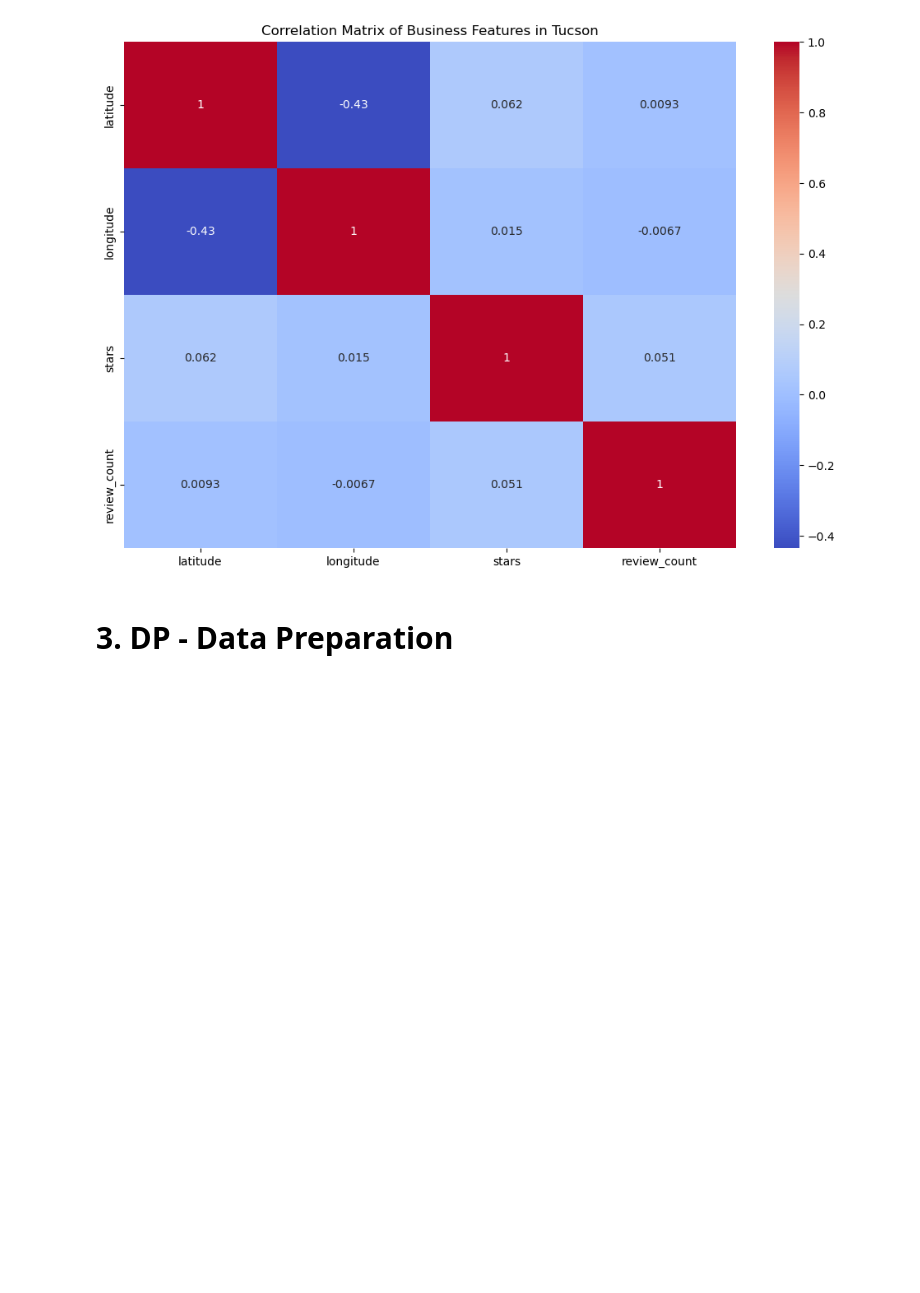
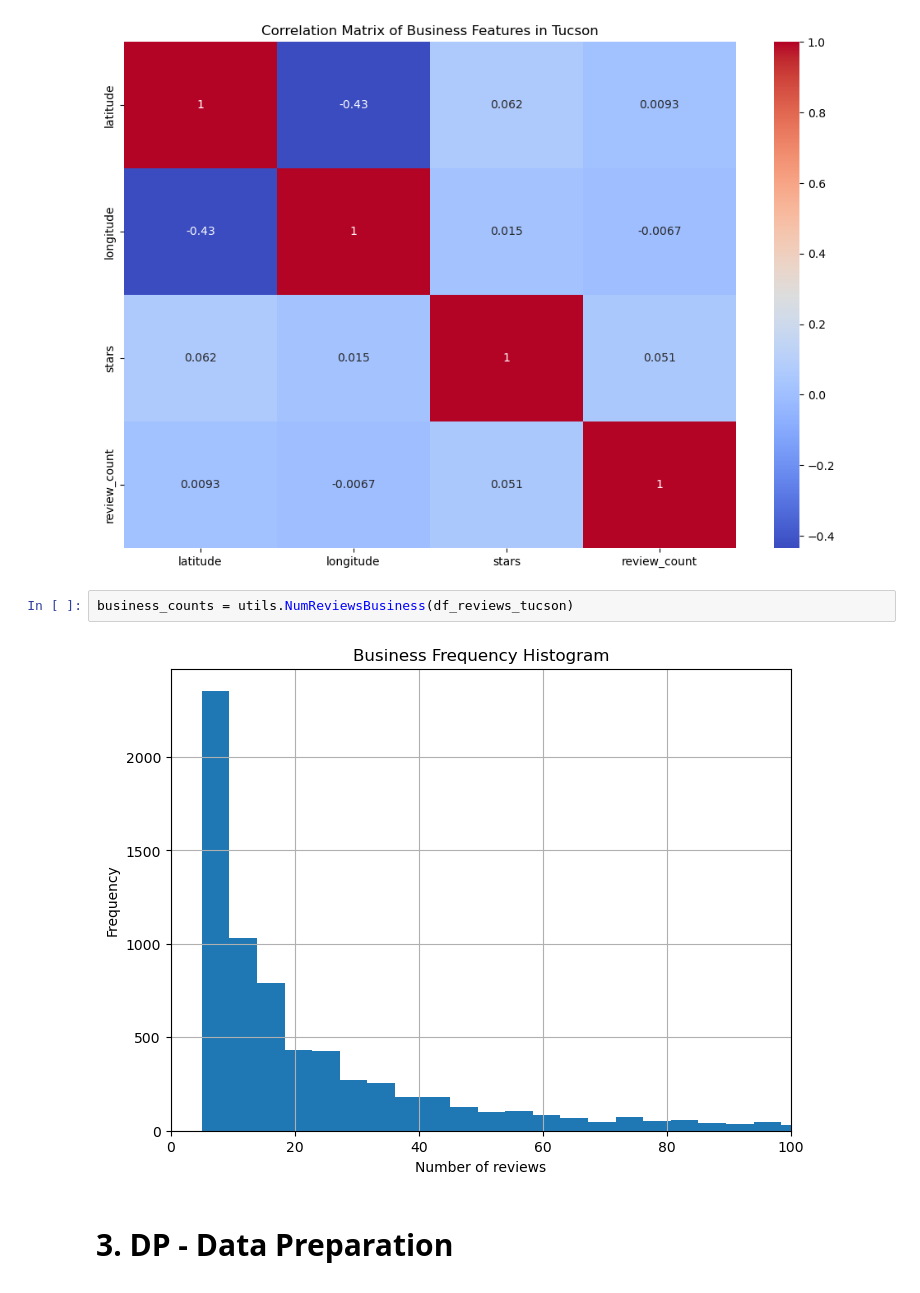
Before and after one commit to PPortela00/Recommendation-System---, a Jupyter notebook: notebook.ipynb, the cells around one changed output. Saved outputs shown, nothing was run; the diff lists cells and outputs as text; blank space fills up the shorter version.

```diff
--- a/notebook.ipynb
+++ b/notebook.ipynb
@@ -165,6 +165,10 @@ A value is trying to be set on a copy of a slice from a DataFrame
 See the caveats in the documentation: https://pandas.pydata.org/pandas-docs/stable/user_guide/indexing.html#returning-a-view-versus-a-copy
   business_tucson_df.drop(columns=['is_open'], inplace=True)
 [figure]
+# %%
+business_counts = utils.NumReviewsBusiness(df_reviews_tucson)
+# %% [output]
+[figure, added]
 # %% [markdown]
 <h1 style='font-size: 30px; font-weight: bold; margin-bottom: 10px; font-family: 'Formata', serif;'>
         3. DP - Data Preparation</h1>
```
Also changed, not shown: parts of 14 cells of this notebook, 1 other file.
